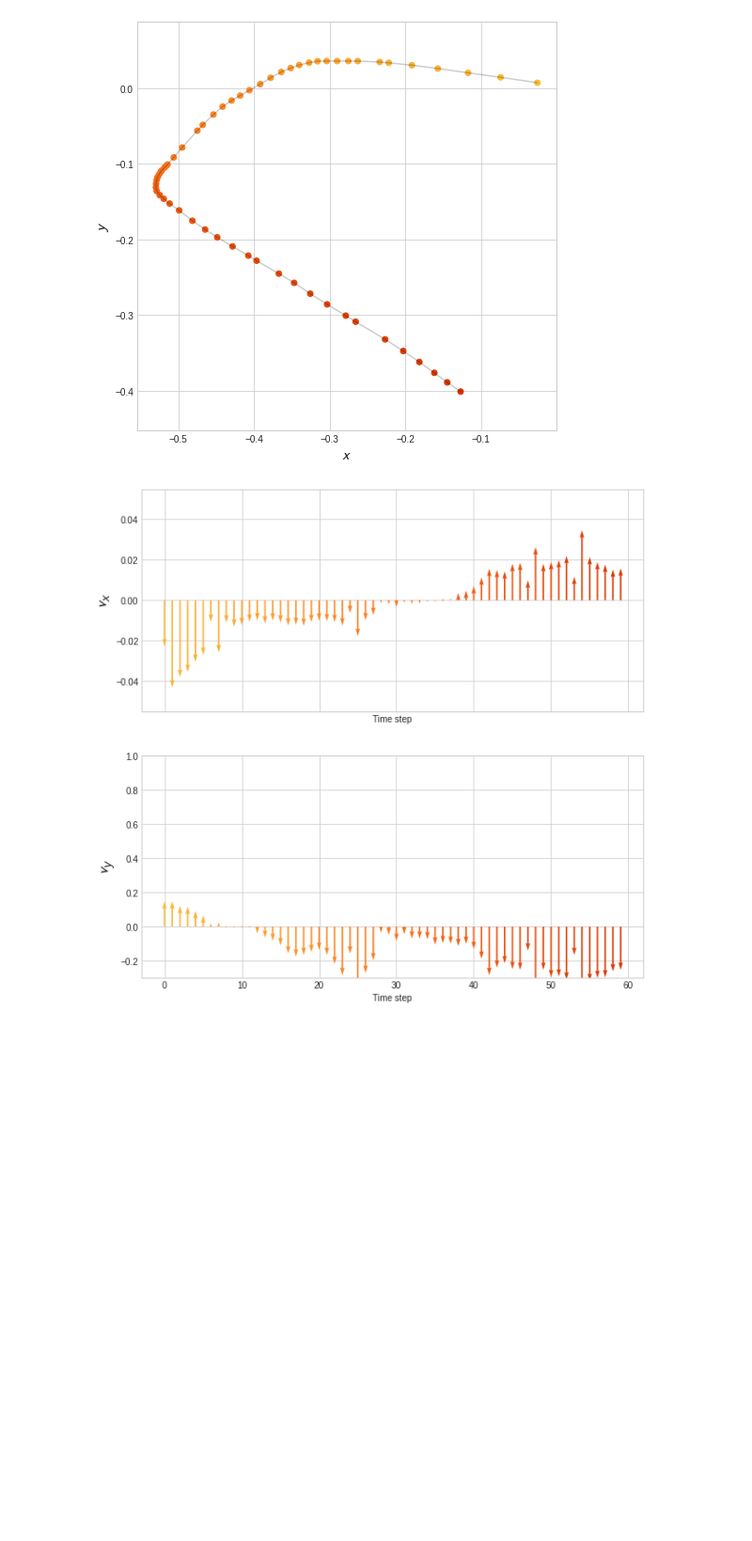
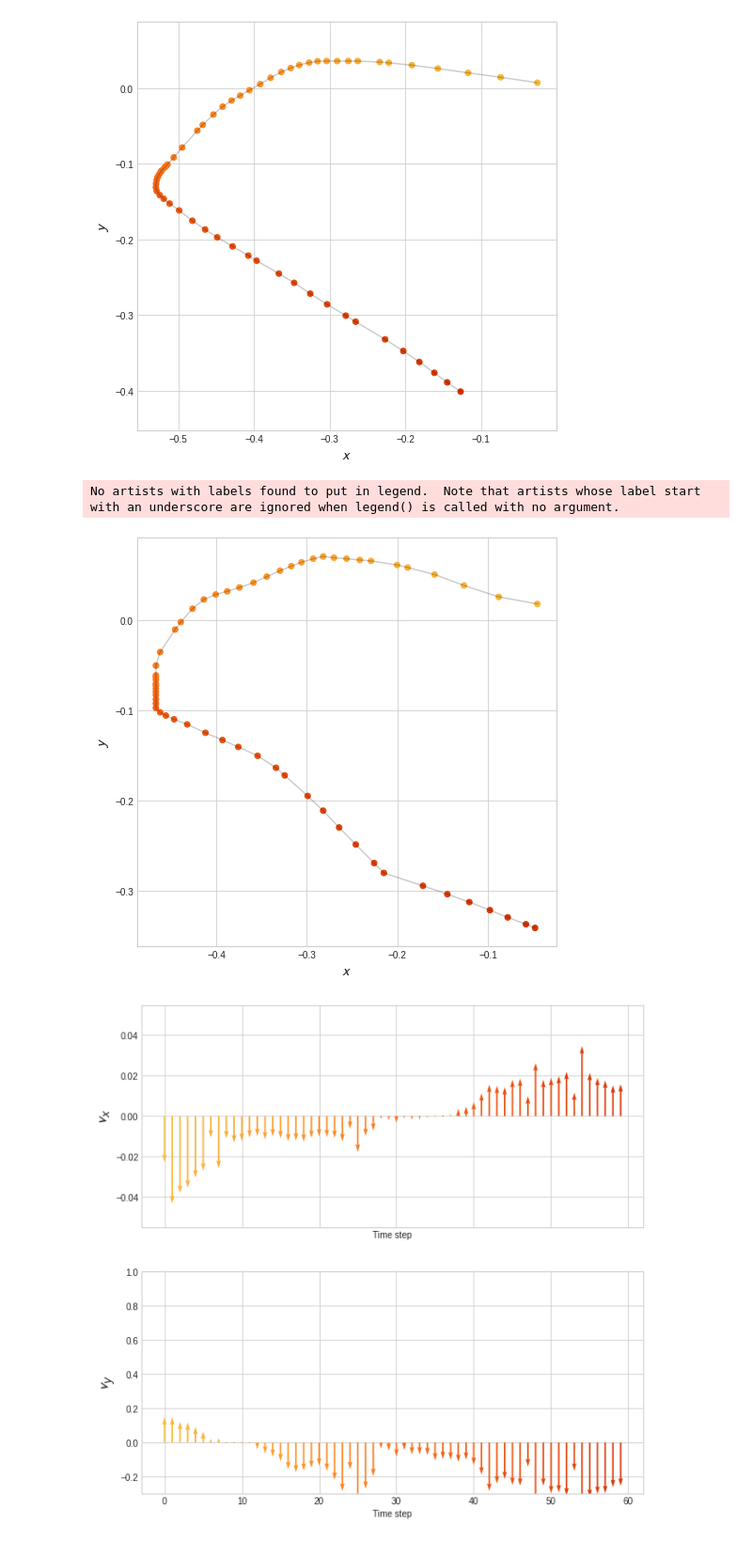
Before and after one commit to acercyc/Keio-Testing_analysis, a Jupyter notebook: src/vis_traj.ipynb, the cells around one changed output. Shown at 94% size. Drawn from its saved outputs; the diff is of its cells as text; code cells hidden in the pictures; blank space fills up the shorter version.

```diff
--- a/src/vis_traj.ipynb
+++ b/src/vis_traj.ipynb
@@ -29,8 +29,10 @@ savepath = utils.Save.savepath('vis_traj')
 subj = utils.ExpInfo.getSubjIDs()[0]
 task = utils.ExpInfo.taskName[0]
 # %%
-v, _ = utils.LoadData.mouseMovement_array(subj, task)
+v, v_disp = utils.LoadData.mouseMovement_array(subj, task, velocity=True)
 x, h, y = utils.LoadData.xhy(subj, task)
+# x_disp, h_disp, y_disp = utils.LoadData.xhy_disp(subj, task)
+# df_beh = utils.LoadData.behaviorData(subj, task)
 # %%
 iTrial = 14
 # %%
@@ -126,6 +128,19 @@ fig.savefig(savepath / 'traj_withColour_seg3.pdf')
 # %% [output]
 No artists with labels found to put in legend.  Note that artists whose label start with an underscore are ignored when legend() is called with no argument.
 [figure]
+# %%
+t = np.arange(200, 260)
+vx = v_disp[iTrial][t, 0]
+vy = v_disp[iTrial][t, 1]
+fig, ax = plt.subplots(1, 1, figsize=(8, 8))
+traj_withColour(vx.cumsum(), vy.cumsum(), fig, ax)
+ax.axis('equal')
+ax.set_xlabel('$\mathcal{x}$', fontsize=16)
+ax.set_ylabel("$\mathcal{y}$", fontsize=16)
+fig.savefig(savepath / 'traj_withColour_seg3_disp.pdf')
+# %% [output]
+No artists with labels found to put in legend.  Note that artists whose label start with an underscore are ignored when legend() is called with no argument.
+[figure, added]
 # %%
 fig, ax = plt.subplots(2, 1, figsize=(10, 10), sharex=True, sharey=False)
 # colors = np.linspace(0, 1, len(vx))
```
Also changed, not shown: parts of 2 cells of this notebook, 4 other files.
